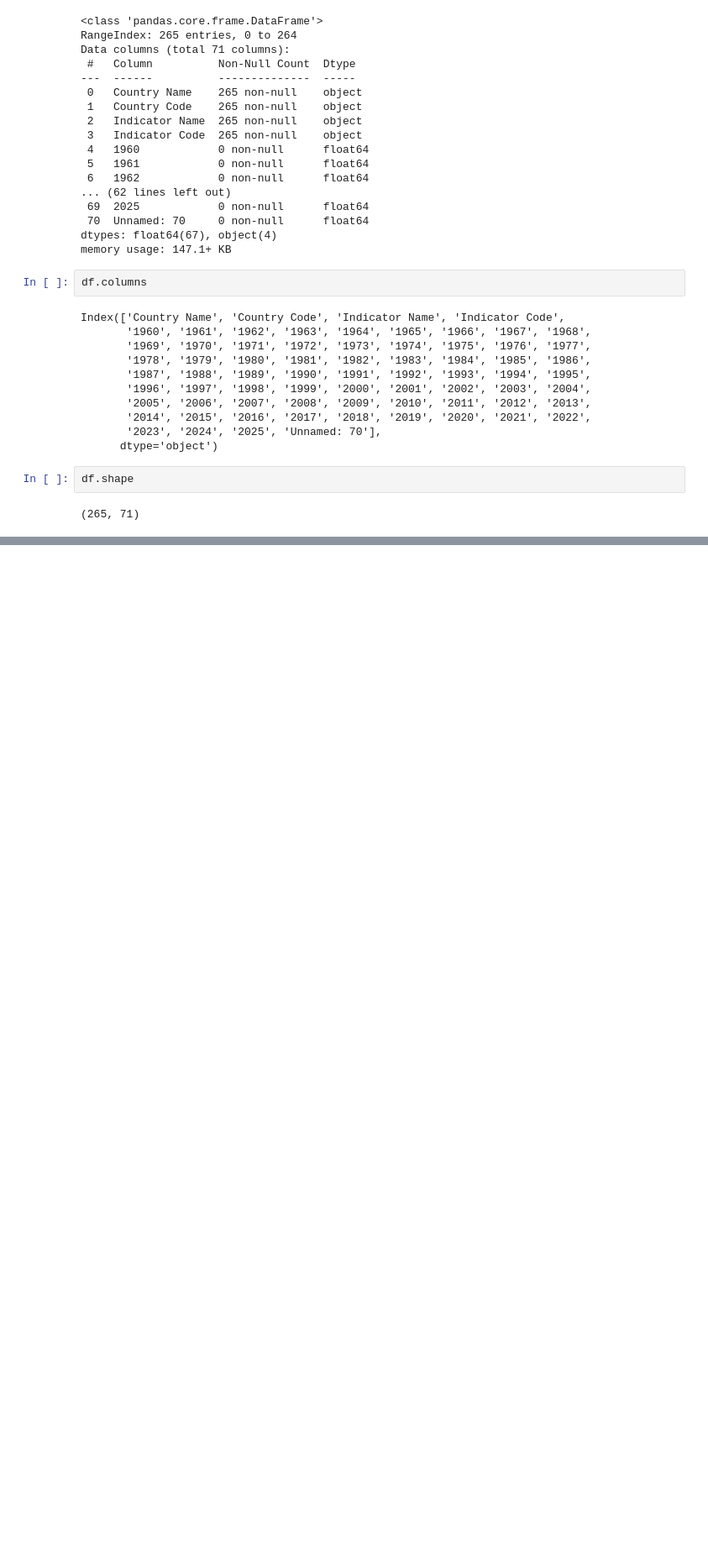
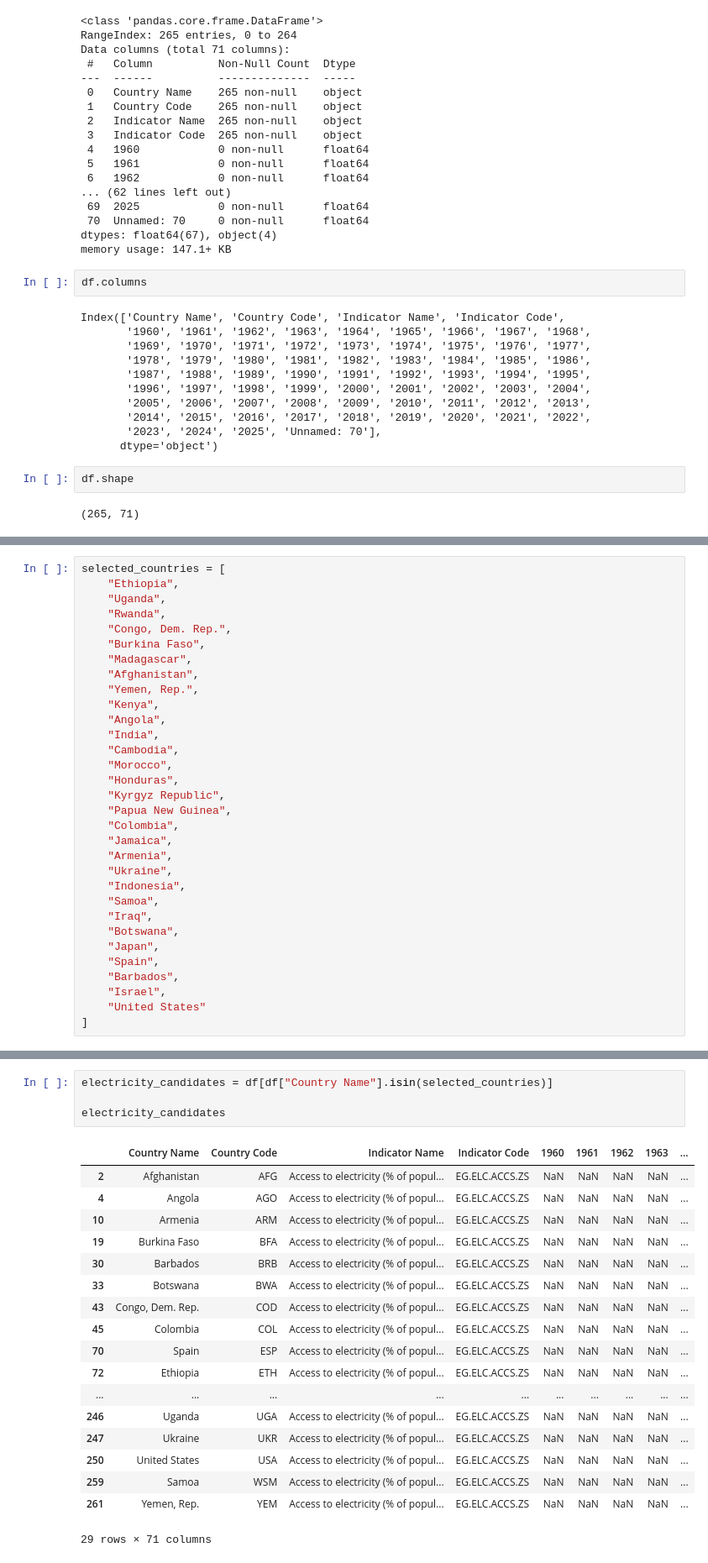
Before and after one commit to ajbunny/AI-Readiness-Governance-Capstone, a Jupyter notebook: notebooks/03_country_electricity.ipynb, the cells around one changed output, grey strips where cells are left out. Shown at 84% size. Saved outputs shown, nothing was run; the diff lists cells and outputs as text; blank space fills up the shorter version.

Commit message:
Filter and validated electricity data for selected countries

```diff
--- a/notebooks/03_country_electricity.ipynb
+++ b/notebooks/03_country_electricity.ipynb
@@ -53,0 +56,32 @@ df.shape
+# %%
+selected_countries = [
+    "Ethiopia",
+    "Uganda",
+    "Rwanda",
+    "Congo, Dem. Rep.",
+    "Burkina Faso",
+    "Madagascar",
+    "Afghanistan",
+    "Yemen, Rep.",
+    "Kenya",
+    "Angola",
+    "India",
+    "Cambodia",
+    "Morocco",
+    "Honduras",
+    "Kyrgyz Republic",
+    "Papua New Guinea",
+    "Colombia",
+    "Jamaica",
+    "Armenia",
+    "Ukraine",
+    "Indonesia",
+    "Samoa",
+    "Iraq",
+    "Botswana",
+    "Japan",
+    "Spain",
+    "Barbados",
+    "Israel",
+    "United States"
+]
@@ -53,0 +92,23 @@ df.shape
+# %%
+electricity_candidates = df[df["Country Name"].isin(selected_countries)]
+
+electricity_candidates
+# %% [output]
+|  | Country Name | Country Code | Indicator Name | Indicator Code | 1960 | 1961 | 1962 | 1963 | ... |
+| 2 | Afghanistan | AFG | Access to electricity (% of popul... | EG.ELC.ACCS.ZS | NaN | NaN | NaN | NaN | ... |
+| 4 | Angola | AGO | Access to electricity (% of popul... | EG.ELC.ACCS.ZS | NaN | NaN | NaN | NaN | ... |
+| 10 | Armenia | ARM | Access to electricity (% of popul... | EG.ELC.ACCS.ZS | NaN | NaN | NaN | NaN | ... |
+| 19 | Burkina Faso | BFA | Access to electricity (% of popul... | EG.ELC.ACCS.ZS | NaN | NaN | NaN | NaN | ... |
+| 30 | Barbados | BRB | Access to electricity (% of popul... | EG.ELC.ACCS.ZS | NaN | NaN | NaN | NaN | ... |
+| 33 | Botswana | BWA | Access to electricity (% of popul... | EG.ELC.ACCS.ZS | NaN | NaN | NaN | NaN | ... |
+| 43 | Congo, Dem. Rep. | COD | Access to electricity (% of popul... | EG.ELC.ACCS.ZS | NaN | NaN | NaN | NaN | ... |
+| 45 | Colombia | COL | Access to electricity (% of popul... | EG.ELC.ACCS.ZS | NaN | NaN | NaN | NaN | ... |
+| 70 | Spain | ESP | Access to electricity (% of popul... | EG.ELC.ACCS.ZS | NaN | NaN | NaN | NaN | ... |
+| 72 | Ethiopia | ETH | Access to electricity (% of popul... | EG.ELC.ACCS.ZS | NaN | NaN | NaN | NaN | ... |
+| ... | ... | ... | ... | ... | ... | ... | ... | ... | ... |
+| 246 | Uganda | UGA | Access to electricity (% of popul... | EG.ELC.ACCS.ZS | NaN | NaN | NaN | NaN | ... |
+| 247 | Ukraine | UKR | Access to electricity (% of popul... | EG.ELC.ACCS.ZS | NaN | NaN | NaN | NaN | ... |
+| 250 | United States | USA | Access to electricity (% of popul... | EG.ELC.ACCS.ZS | NaN | NaN | NaN | NaN | ... |
+| 259 | Samoa | WSM | Access to electricity (% of popul... | EG.ELC.ACCS.ZS | NaN | NaN | NaN | NaN | ... |
+| 261 | Yemen, Rep. | YEM | Access to electricity (% of popul... | EG.ELC.ACCS.ZS | NaN | NaN | NaN | NaN | ... |
+29 rows × 71 columns
```
Also changed, not shown: parts of 15 cells of this notebook, 1 other file.
